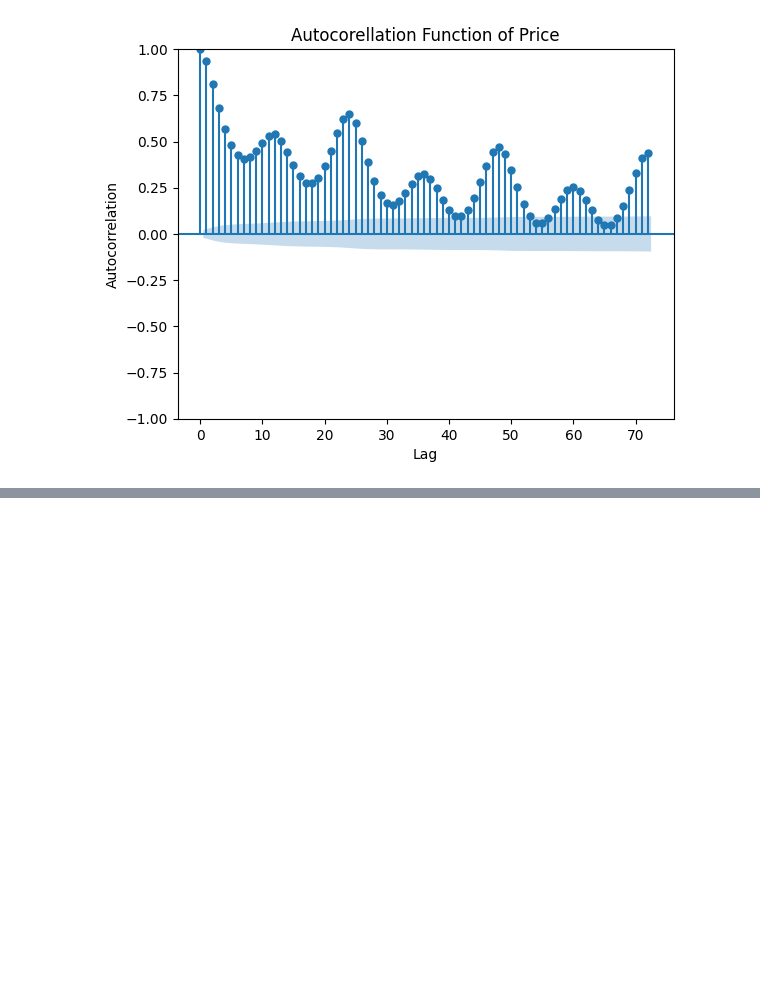
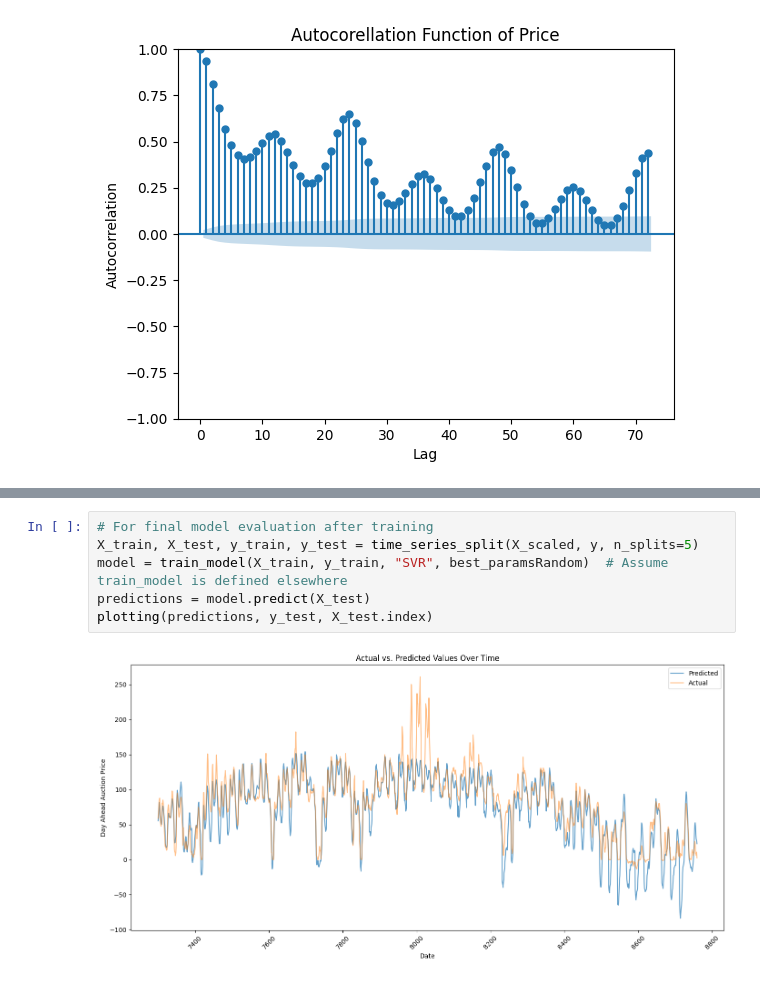
Before and after one commit to Mohamed-Abdellahi/ML-electricity, a Jupyter notebook: code1.ipynb, the cells around one changed output, grey strips where cells are left out. Drawn from its saved outputs; the diff is of its cells as text; blank space fills up the shorter version.

```diff
--- a/code1.ipynb
+++ b/code1.ipynb
@@ -423,0 +423,8 @@ autocorrel(df["Day Ahead Auction"], 72, "Autocorellation Function of Price")
+# %%
+# For final model evaluation after training
+X_train, X_test, y_train, y_test = time_series_split(X_scaled, y, n_splits=5)
+model = train_model(X_train, y_train, "SVR", best_paramsRandom)  # Assume train_model is defined elsewhere
+predictions = model.predict(X_test)
+plotting(predictions, y_test, X_test.index)
+# %% [output]
+[figure, added]
```
Also changed, not shown: parts of 24 cells of this notebook.
